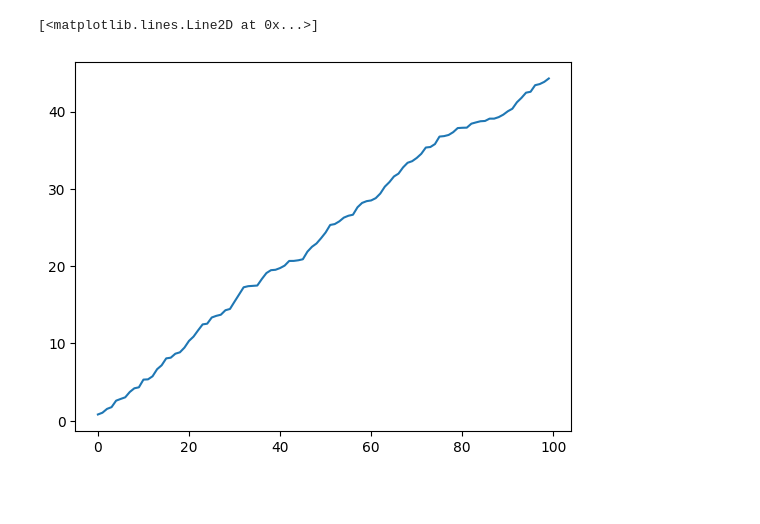
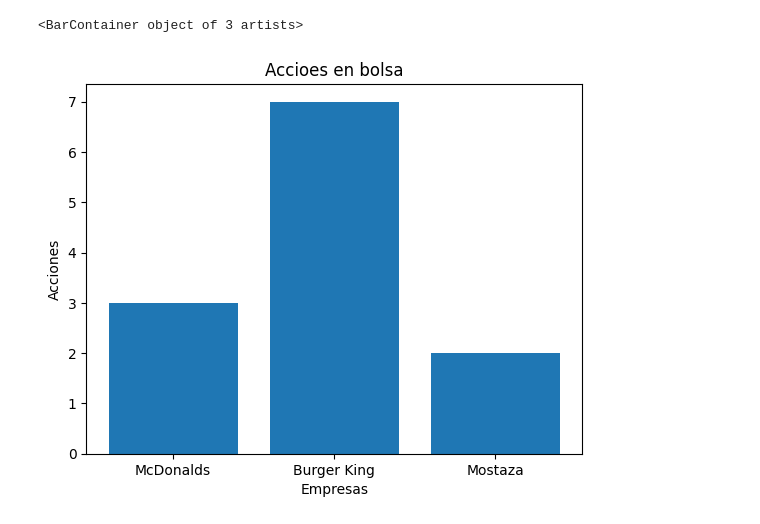
Before and after one commit to austral-prog/tp-gr-ficos-en-python-Austral-marcos, a Jupyter notebook: visualization_assigment.ipynb, the cells around one changed output. Drawn from its saved outputs; the diff is of its cells as text; code cells hidden in the pictures; blank space fills up the shorter version.

```diff
--- a/visualization_assigment.ipynb
+++ b/visualization_assigment.ipynb
@@ -64,5 +18,0 @@ image = np.random.rand(100, 100)  # 100x100 random pixels
-# %%
-plt.plot(np.random.random(100).cumsum())  # Random walk
-# %% [output]
-[<matplotlib.lines.Line2D at 0x...>]
-[figure, removed]
@@ -68,0 +21,9 @@ plt.plot(np.random.random(100).cumsum())  # Random walk
+# %%
+plt.title("Accioes en bolsa")
+plt.xlabel("Empresas")
+plt.ylabel("Acciones")
+plt.grid(False)
+plt.bar(['McDonalds','Burger King','Mostaza'], [3,7,2])
+# %% [output]
+<BarContainer object of 3 artists>
+[figure, added]
```
Also changed, not shown: parts of 14 cells of this notebook.
